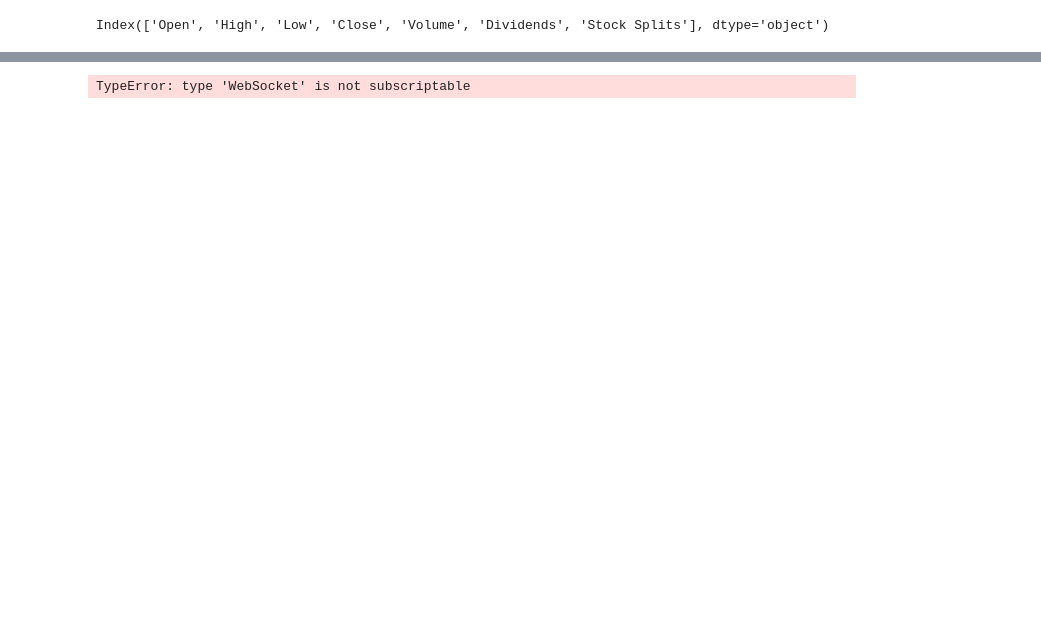
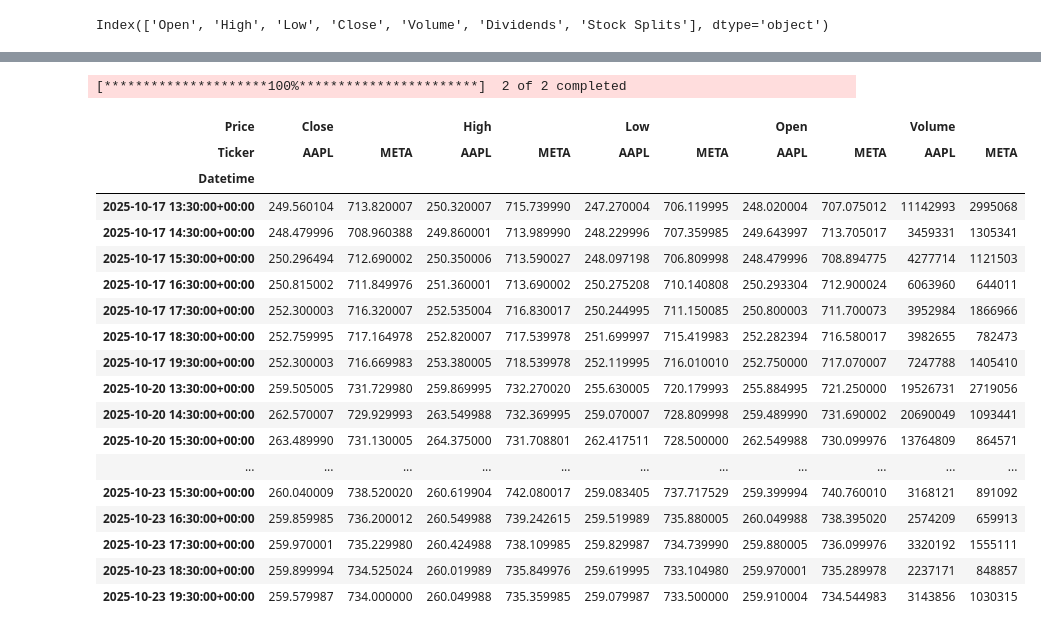
Before and after one commit to skerr17/computer-infrastructure-assessment, a Jupyter notebook: problem.ipynb, the cells around one changed output, grey strips where cells are left out. Drawn from its saved outputs; the diff is of its cells as text; code cells hidden in the pictures; blank space fills up the shorter version.

Commit message:
first iteration of the get_function it gets the data for a given ticker(s) if a list is passed to it, with a fixed period 5 days and interval 1 hour

```diff
--- a/problem.ipynb
+++ b/problem.ipynb
@@ -65,4 +77,33 @@ yf.download(['MSFT', 'AAPL', 'GOOG'], period='1mo')
 # %%
-yf.WebSocket['MSFT']
+# Problem 1 Get data function
+# See the yf.download function documentation here - (https://ranaroussi.github.io/yfinance/reference/api/yfinance.download.html)
+
+def get_data(tickers=None, period='5d', interval='1h'):
+    # this function downloads data from yfinance
+    # the ticker(s), period, and interval
+    # returns a dataframe
+    df = yf.download(tickers=tickers, period=period, interval=interval)
+    return df
-# %% [output]
-TypeError: type 'WebSocket' is not subscriptable
+# %%
+get_data(['META','AAPL'])
+# %% [output]
+[*********************100%***********************]  2 of 2 completed
+| Price | Close |  | High |  | Low |  | Open |  | Volume |  |
+| Ticker | AAPL | META | AAPL | META | AAPL | META | AAPL | META | AAPL | META |
+| Datetime |  |  |  |  |  |  |  |  |  |  |
+| 2025-10-17 13:30:00+00:00 | 249.560104 | 713.820007 | 250.320007 | 715.739990 | 247.270004 | 706.119995 | 248.020004 | 707.075012 | 11142993 | 2995068 |
+| 2025-10-17 14:30:00+00:00 | 248.479996 | 708.960388 | 249.860001 | 713.989990 | 248.229996 | 707.359985 | 249.643997 | 713.705017 | 3459331 | 1305341 |
+| 2025-10-17 15:30:00+00:00 | 250.296494 | 712.690002 | 250.350006 | 713.590027 | 248.097198 | 706.809998 | 248.479996 | 708.894775 | 4277714 | 1121503 |
+| 2025-10-17 16:30:00+00:00 | 250.815002 | 711.849976 | 251.360001 | 713.690002 | 250.275208 | 710.140808 | 250.293304 | 712.900024 | 6063960 | 644011 |
+| 2025-10-17 17:30:00+00:00 | 252.300003 | 716.320007 | 252.535004 | 716.830017 | 250.244995 | 711.150085 | 250.800003 | 711.700073 | 3952984 | 1866966 |
+| 2025-10-17 18:30:00+00:00 | 252.759995 | 717.164978 | 252.820007 | 717.539978 | 251.699997 | 715.419983 | 252.282394 | 716.580017 | 3982655 | 782473 |
+| 2025-10-17 19:30:00+00:00 | 252.300003 | 716.669983 | 253.380005 | 718.539978 | 252.119995 | 716.010010 | 252.750000 | 717.070007 | 7247788 | 1405410 |
+| 2025-10-20 13:30:00+00:00 | 259.505005 | 731.729980 | 259.869995 | 732.270020 | 255.630005 | 720.179993 | 255.884995 | 721.250000 | 19526731 | 2719056 |
+| 2025-10-20 14:30:00+00:00 | 262.570007 | 729.929993 | 263.549988 | 732.369995 | 259.070007 | 728.809998 | 259.489990 | 731.690002 | 20690049 | 1093441 |
+| 2025-10-20 15:30:00+00:00 | 263.489990 | 731.130005 | 264.375000 | 731.708801 | 262.417511 | 728.500000 | 262.549988 | 730.099976 | 13764809 | 864571 |
+| ... | ... | ... | ... | ... | ... | ... | ... | ... | ... | ... |
+| 2025-10-23 15:30:00+00:00 | 260.040009 | 738.520020 | 260.619904 | 742.080017 | 259.083405 | 737.717529 | 259.399994 | 740.760010 | 3168121 | 891092 |
+| 2025-10-23 16:30:00+00:00 | 259.859985 | 736.200012 | 260.549988 | 739.242615 | 259.519989 | 735.880005 | 260.049988 | 738.395020 | 2574209 | 659913 |
+| 2025-10-23 17:30:00+00:00 | 259.970001 | 735.229980 | 260.424988 | 738.109985 | 259.829987 | 734.739990 | 259.880005 | 736.099976 | 3320192 | 1555111 |
+| 2025-10-23 18:30:00+00:00 | 259.899994 | 734.525024 | 260.019989 | 735.849976 | 259.619995 | 733.104980 | 259.970001 | 735.289978 | 2237171 | 848857 |
+| 2025-10-23 19:30:00+00:00 | 259.579987 | 734.000000 | 260.049988 | 735.359985 | 259.079987 | 733.500000 | 259.910004 | 734.544983 | 3143856 | 1030315 |
```
Also changed, not shown: parts of 3 cells of this notebook.
